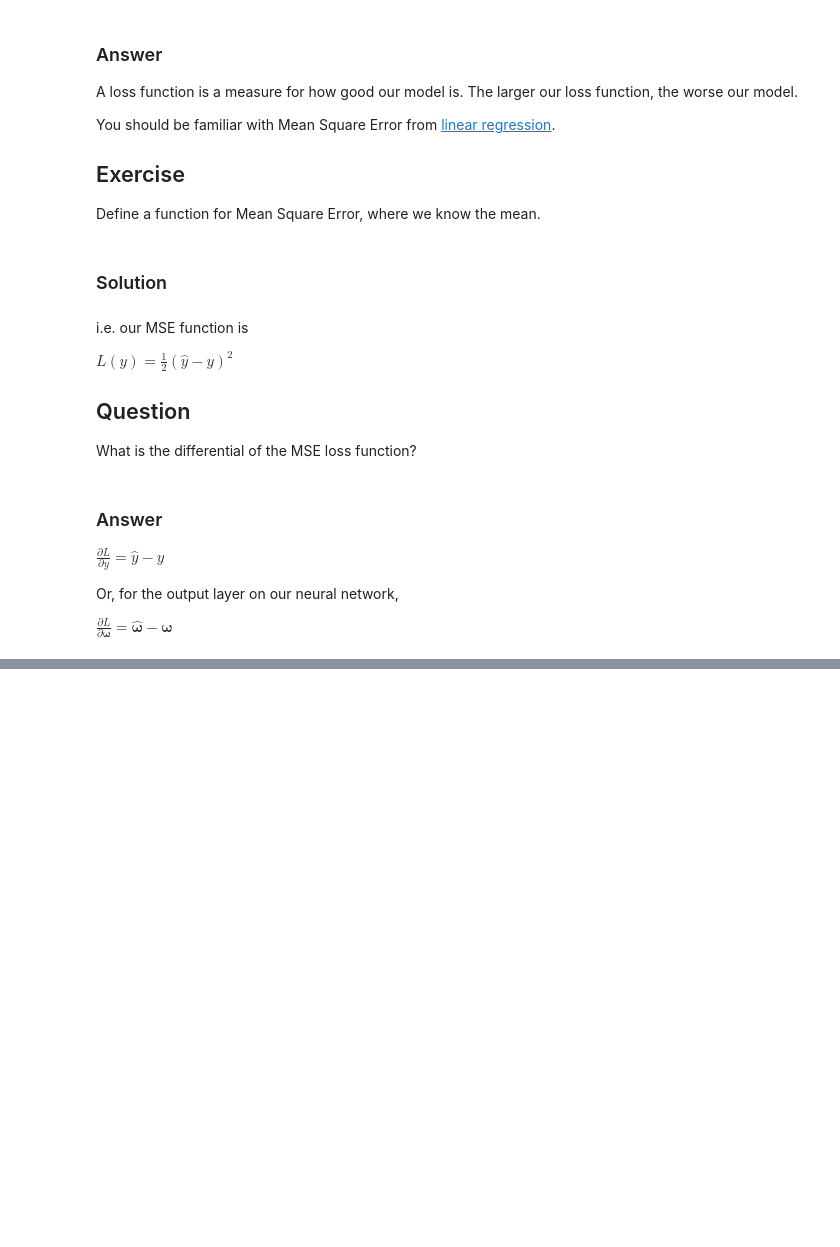
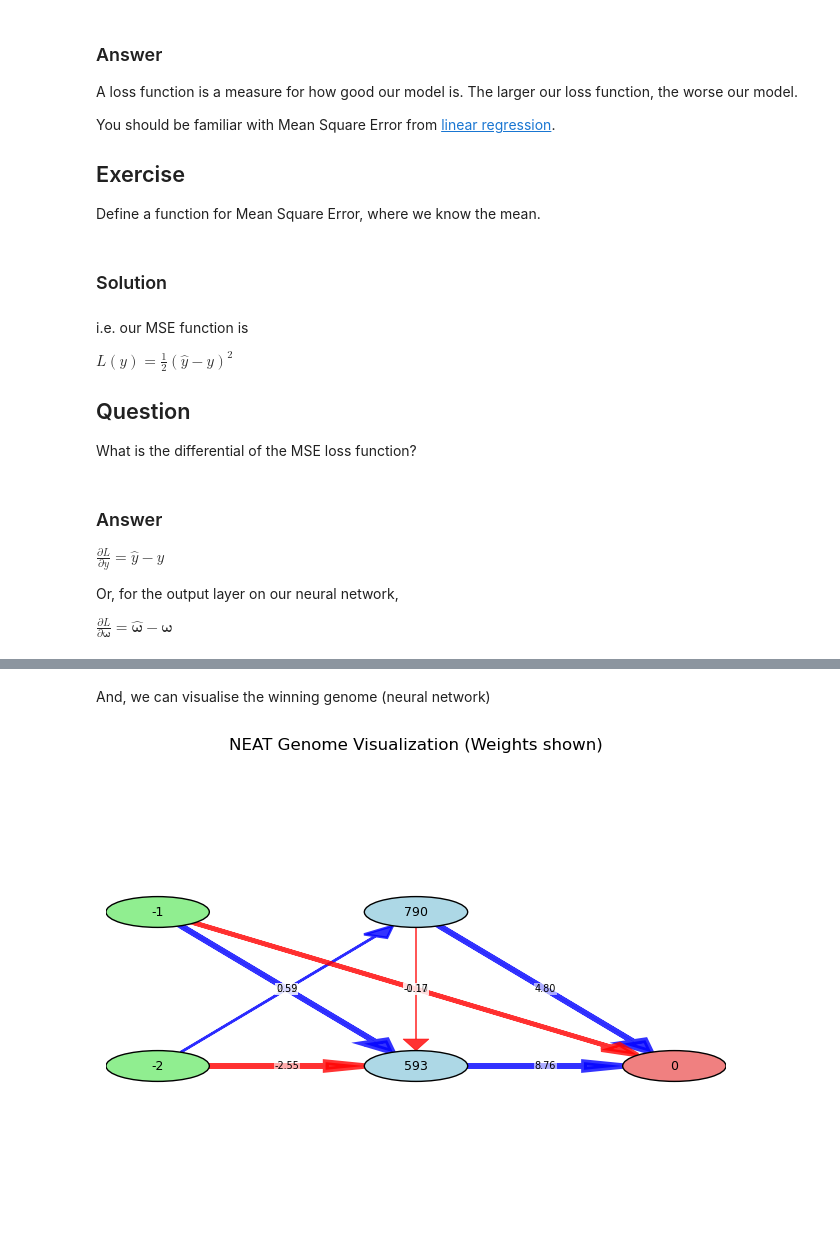
Before and after one commit to Jack-Lawton/python-resources, a Jupyter notebook: lessons/Neural Networks.ipynb, the cells around one changed output, grey strips where cells are left out. Drawn from its saved outputs; the diff is of its cells as text; code cells hidden in the pictures; blank space fills up the shorter version.

```diff
--- a/lessons/Neural Networks.ipynb
+++ b/lessons/Neural Networks.ipynb
@@ -410,0 +588,74 @@ class ArtificialNeuralNetwork:
+# %% [markdown]
+And, we can visualise the winning genome (neural network)
+# %%
+nodes = list(winner.nodes.keys())
+connections = [cg for cg in winner.connections.values() if cg.enabled]
+
+input_nodes = config.genome_config.input_keys
+output_nodes = config.genome_config.output_keys
+hidden_nodes = [n for n in nodes if n not in input_nodes and n not in output_nodes]
+
+node_positions = {}
+for i, node in enumerate(sorted(input_nodes)):
+    node_positions[node] = (0, i)
+for i, node in enumerate(sorted(output_nodes)):
+    node_positions[node] = (1, i)
+for i, node in enumerate(sorted(hidden_nodes)):
+    node_positions[node] = (0.5, i)
+
+fig, ax = plt.subplots(figsize=(8, 6))
+ax.set_xlim(-0.1, 1.1)
+max_y = max(len(input_nodes), len(output_nodes), len(hidden_nodes))
+ax.set_ylim(-1, max_y)
+
+# Draw nodes
+for node, (x, y) in node_positions.items():
+    if node in input_nodes:
+        color = 'lightgreen'
+    elif node in output_nodes:
+        color = 'lightcoral'
+    else:
+        color = 'lightblue'
+
+    circle = plt.Circle((x, y), 0.1, color=color, ec='black', zorder=3)
+    ax.add_patch(circle)
+    ax.text(x, y, str(node), ha='center', va='center', zorder=4, fontsize=9)
+
+# Draw connections with weight styling
+for conn in connections:
+    start = node_positions[conn.key[0]]
+    end = node_positions[conn.key[1]]
+
+    dx = end[0] - start[0]
+    dy = end[1] - start[1]
+    length = (dx**2 + dy**2)**0.5
+    if length == 0:
+        continue
+
+    offset_x = 0.1 * dx / length
+    offset_y = 0.1 * dy / length
+
+    # Style by weight
+    weight = conn.weight
+    linewidth = max(0.5, min(abs(weight)*3, 4))  # thickness proportional to weight
+    if weight > 0:
+        color = (0, 0, 1, min(1, abs(weight)))  # blue with alpha scaled by weight
+    else:
+        color = (1, 0, 0, min(1, abs(weight)))  # red with alpha scaled by weight
+
+    ax.arrow(start[0] + offset_x, start[1] + offset_y,
+             dx - 2 * offset_x, dy - 2 * offset_y,
+             head_width=0.05, length_includes_head=True,
+             fc=color, ec=color, linewidth=linewidth, alpha=0.8)
+
+    # Show weight value as text near middle of the arrow
+    mid_x = start[0] + dx / 2
+    mid_y = start[1] + dy / 2
+    ax.text(mid_x, mid_y, f"{weight:.2f}", fontsize=7, ha='center', va='center',
+            bbox=dict(facecolor='white', alpha=0.6, edgecolor='none', pad=0.5))
+
+ax.axis('off')
+plt.title('NEAT Genome Visualization (Weights shown)')
+plt.show()
+# %% [output]
+[figure, added]
```
Also changed, not shown: parts of 18 cells of this notebook, 1 other file.
